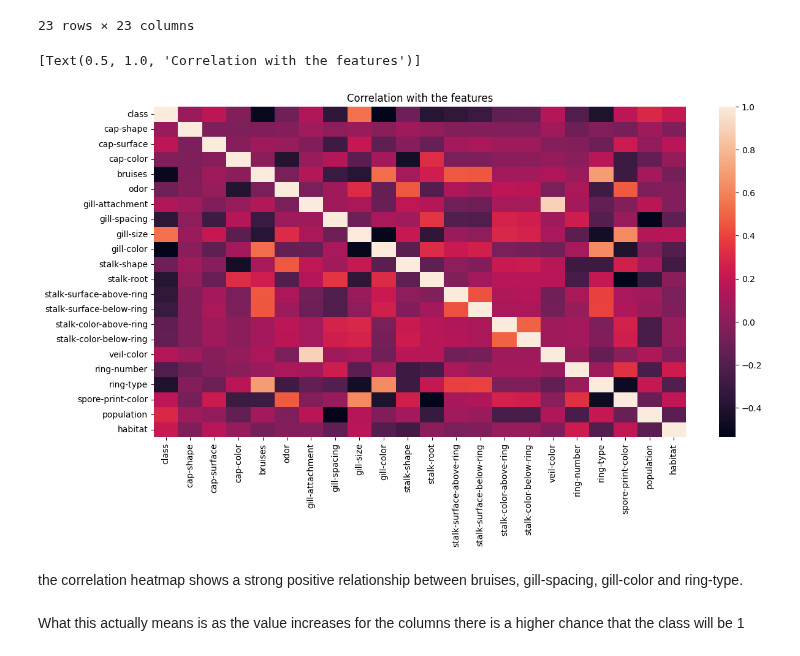
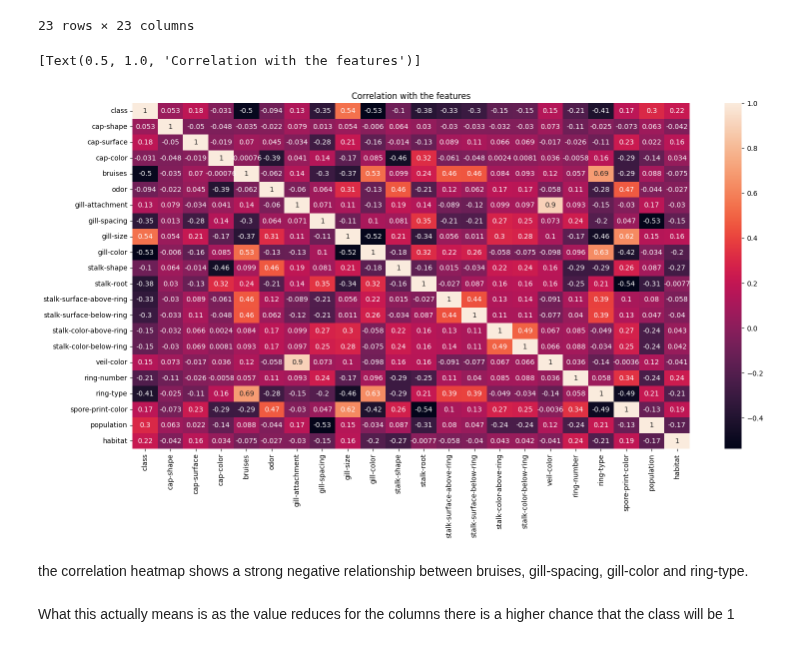
Before and after one commit to kdmwangi/Data-Science, a Jupyter notebook: mushroom_svm.ipynb, the cells around one changed output. Drawn from its saved outputs; the diff is of its cells as text; code cells hidden in the pictures.

```diff
--- a/mushroom_svm.ipynb
+++ b/mushroom_svm.ipynb
@@ -206,13 +226,13 @@ dataset.corr()
 # drop veil-type column
 dataset = dataset.drop(columns=['veil-type'], axis=1)
 # %%
-plt.figure(figsize=(14,7))
-fig = sns.heatmap(dataset.corr())
+plt.figure(figsize=(18,9))
+fig = sns.heatmap(dataset.corr(), annot=True)
 fig.set(title='Correlation with the features')
 # %% [output]
 [Text(0.5, 1.0, 'Correlation with the features')]
-[figure, old version]
+[figure, new version]
 # %% [markdown]
-the correlation heatmap shows a strong positive relationship between bruises, gill-spacing, gill-color and ring-type.
+the correlation heatmap shows a strong negative relationship between bruises, gill-spacing, gill-color and ring-type.
 # %% [markdown]
-What this actually means is as the value increases for the columns there is a higher chance that the class will be 1
+What this actually means is as the value reduces for the columns there is a higher chance that the class will be 1
```
Also changed, not shown: parts of 14 cells of this notebook.
